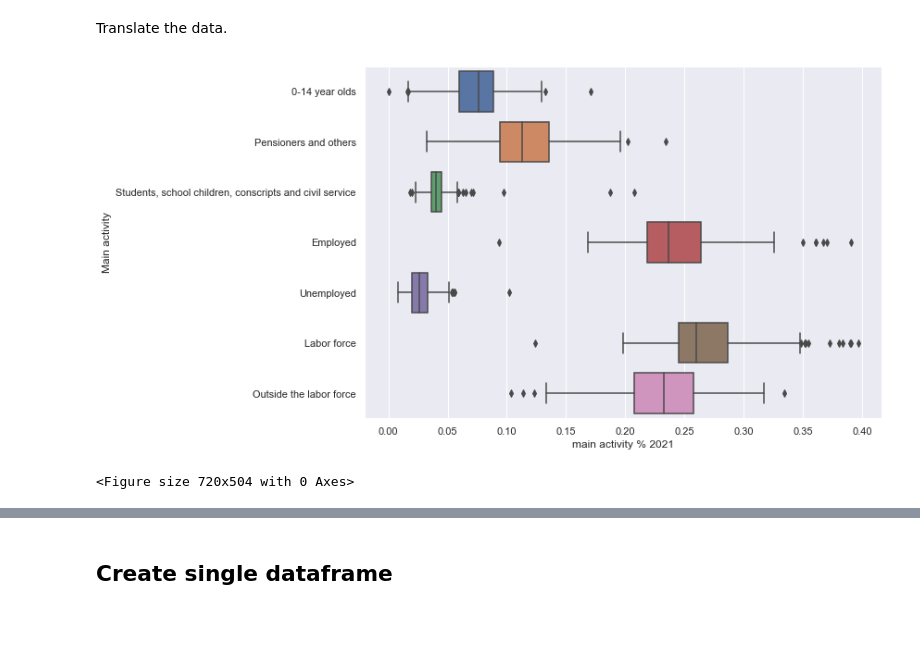
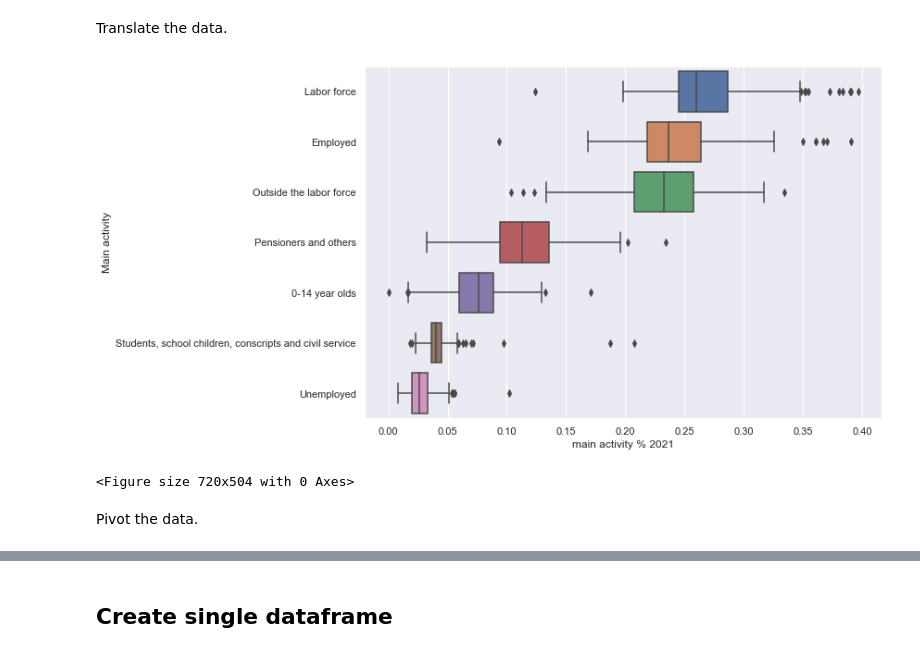
Before and after one commit to phuvio/Introduction-to-Data-Science, a Jupyter notebook: src/Introduction to Data Science - miniproject.ipynb, the cells around one changed output, grey strips where cells are left out. Saved outputs shown, nothing was run; the diff lists cells and outputs as text; code cells hidden in the pictures; blank space fills up the shorter version.

```diff
--- a/src/Introduction to Data Science - miniproject.ipynb
+++ b/src/Introduction to Data Science - miniproject.ipynb
@@ -190,9 +238,9 @@ income_and_taxes['Type of income'] = remove_quotes(income_and_taxes['Type of inc
 income_and_taxes['2017'] = remove_quotes(income_and_taxes['2017'])
 income_and_taxes['2017'] = change_to_numeric(income_and_taxes['2017'])
 
-categorical_values = ['Area', 'Type of income']
-for val in categorical_values:
-    income_and_taxes[val] = income_and_taxes[val].astype('category')
+#categorical_values = ['Area', 'Type of income']
+#for val in categorical_values:
+#    income_and_taxes[val] = income_and_taxes[val].astype('category')
 
 income_and_taxes.head()
 # %% [output]
@@ -710,9 +834,18 @@ main_activity['Main activity'] = \
                                          str(x).replace('Opiskelijat ja koululaiset ja varus- ja siviilipalvelu',
                                                         'Students, school children, conscripts and civil service'))
 # %%
-sns.boxplot(data=main_activity, x='main activity % 2021', y='Main activity')
+sns.boxplot(data=main_activity, x='main activity % 2021', y='Main activity',
+            order=['Labor force',
+                   'Employed',
+                   'Outside the labor force',
+                   'Pensioners and others',
+                   '0-14 year olds',
+                   'Students, school children, conscripts and civil service',
+                   'Unemployed'])
 plt.show()
 plt.clf()
 # %% [output]
-[figure, old version]
+[figure, new version]
 <Figure size 720x504 with 0 Axes>
+# %% [markdown]
+Pivot the data.
```
Also changed, not shown: parts of 33 cells of this notebook, 1 other file.
